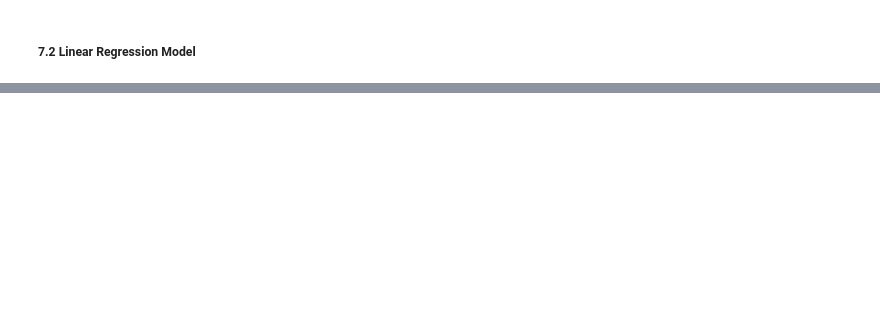
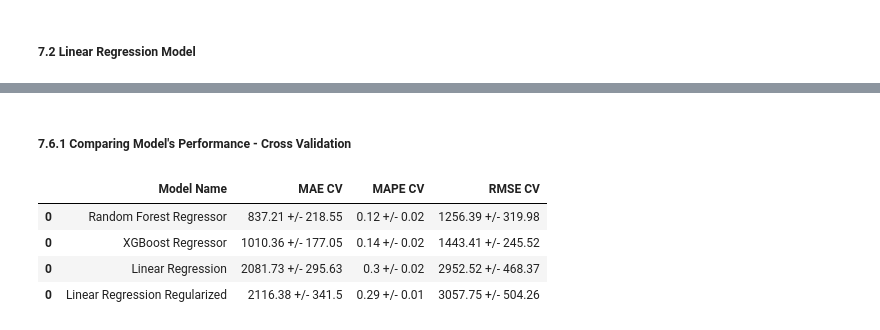
Before and after one commit to RicardoFFdev/rossman_telegram_bot, a Jupyter notebook: mod_05.ipynb, the cells around one changed output, grey strips where cells are left out. Saved outputs shown, nothing was run; the diff lists cells and outputs as text; code cells hidden in the pictures; blank space fills up the shorter version.

```diff
--- a/mod_05.ipynb
+++ b/mod_05.ipynb
@@ -962,0 +1026,11 @@ lrr_result
+# %% [markdown]
+##### 7.6.1 Comparing Model's Performance - Cross Validation
+# %%
+modelling_result_cv = pd.concat([lr_result_cv, lrr_result_cv, rf_result_cv, xgb_result_cv])
+modelling_result_cv.sort_values('RMSE CV')
+# %% [output]
+|  | Model Name | MAE CV | MAPE CV | RMSE CV |
+| 0 | Random Forest Regressor | 837.21 +/- 218.55 | 0.12 +/- 0.02 | 1256.39 +/- 319.98 |
+| 0 | XGBoost Regressor | 1010.36 +/- 177.05 | 0.14 +/- 0.02 | 1443.41 +/- 245.52 |
+| 0 | Linear Regression | 2081.73 +/- 295.63 | 0.3 +/- 0.02 | 2952.52 +/- 468.37 |
+| 0 | Linear Regression Regularized | 2116.38 +/- 341.5 | 0.29 +/- 0.01 | 3057.75 +/- 504.26 |
```
Also changed, not shown: parts of 30 cells of this notebook.
